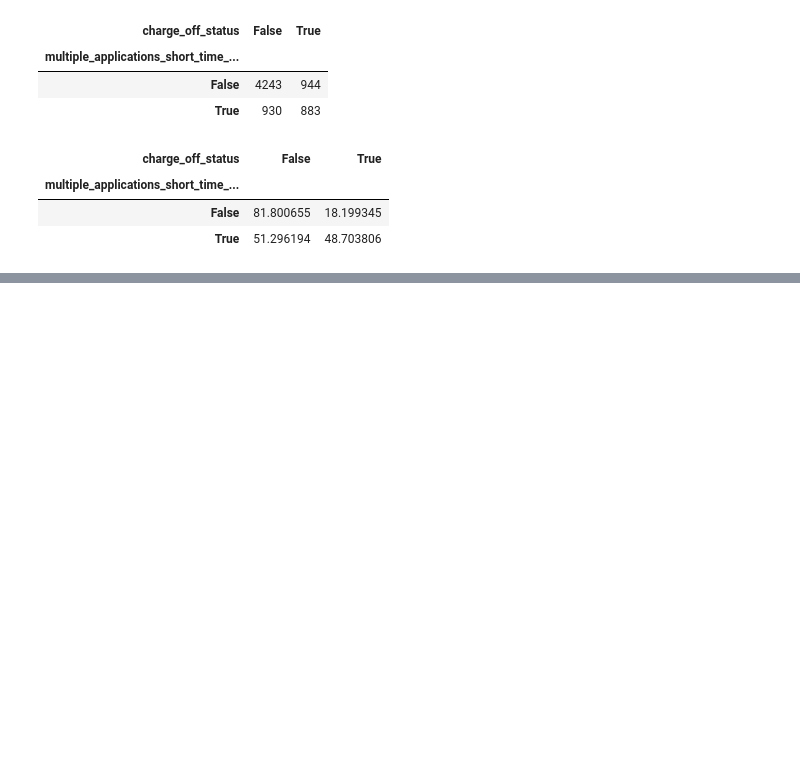
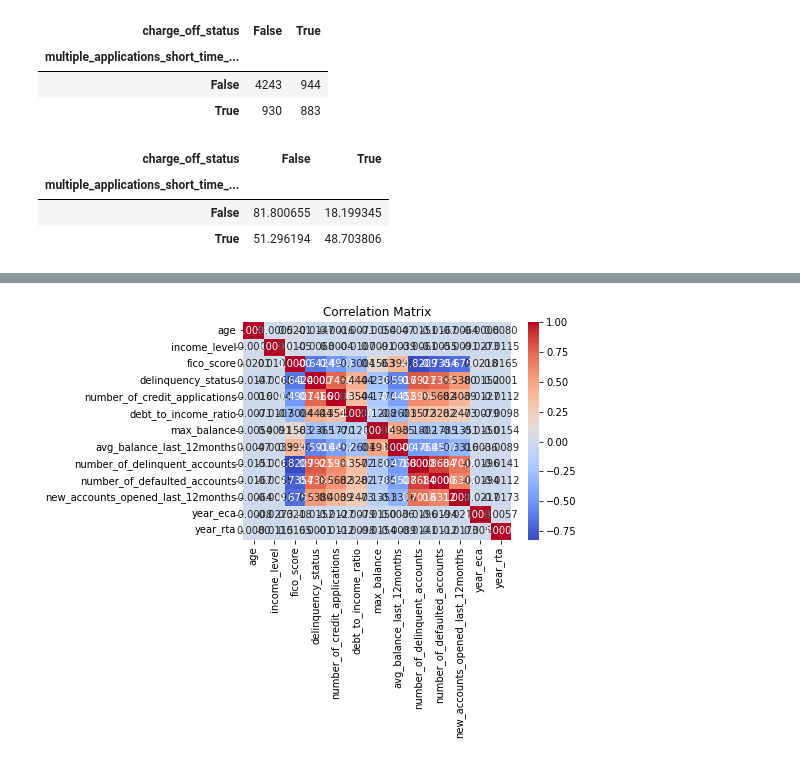
Before and after one commit to susara-ouchi/credit-score-case-study, a Jupyter notebook: credit_score_study_susara.ipynb, the cells around one changed output, grey strips where cells are left out. Drawn from its saved outputs; the diff is of its cells as text; code cells hidden in the pictures; blank space fills up the shorter version.

```diff
--- a/credit_score_study_susara.ipynb
+++ b/credit_score_study_susara.ipynb
@@ -524,0 +528,11 @@ plt.show()
+# %%
+import pandas as pd
+
+numerical_data = df_0.select_dtypes(include=['int64', 'float64'])
+
+print("Numerical Variables:")
+print(numerical_data.columns)
+
+numerical_df = df_0[numerical_data.columns]
+
+numerical_df
@@ -524,0 +591,10 @@ plt.show()
+# %%
+#Correlation matrix for numerical variables
+import seaborn as sns
+corr_matrix = numerical_df.corr()
+
+sns.heatmap(corr_matrix, annot=True, cmap="coolwarm", fmt=".4f")
+plt.title("Correlation Matrix")
+plt.show()
+# %% [output]
+[figure, added]
```
Also changed, not shown: parts of 20 cells of this notebook.
